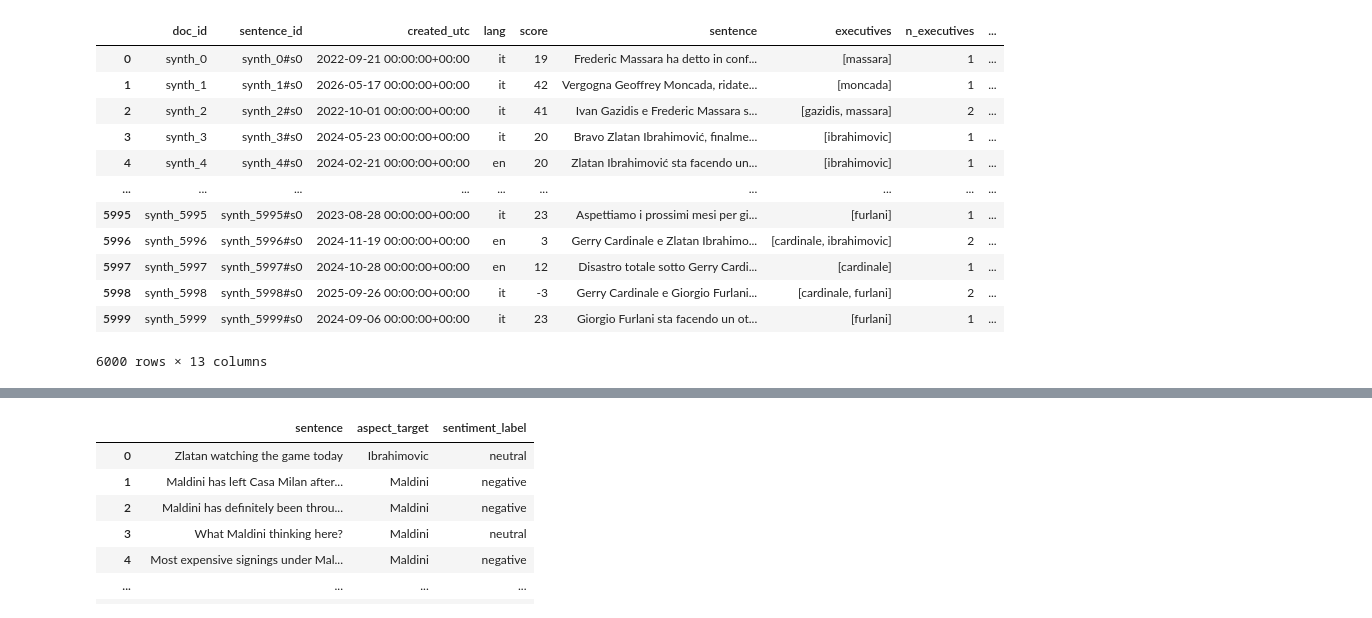
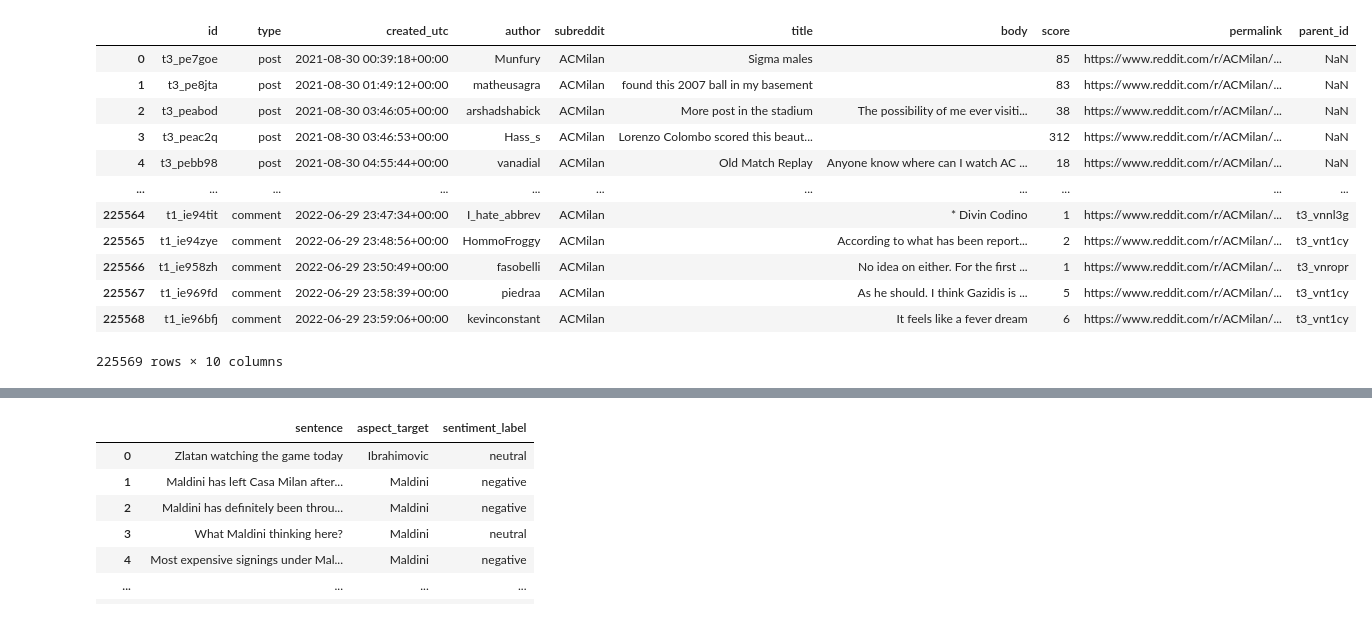
Before and after one commit to Gabrielonee/SentimentAnalsysi, a Jupyter notebook: data/test.ipynb, the cells around one changed output, grey strips where cells are left out. Cells and saved outputs as stored; diff of their text form; code cells hidden in the pictures.

```diff
--- a/data/test.ipynb
+++ b/data/test.ipynb
@@ -27,18 +155,18 @@ df
 # %%
-parquet_path = project_root / "data" / "sentiment.parquet"
+parquet_path = project_root / "data" / "raw_2021-22.parquet"
 df = pd.read_parquet(parquet_path)
 df
 # %% [output]
-|  | doc_id | sentence_id | created_utc | lang | score | sentence | executives | n_executives | ... |
-| 0 | synth_0 | synth_0#s0 | 2022-09-21 00:00:00+00:00 | it | 19 | Frederic Massara ha detto in conf... | [massara] | 1 | ... |
-| 1 | synth_1 | synth_1#s0 | 2026-05-17 00:00:00+00:00 | it | 42 | Vergogna Geoffrey Moncada, ridate... | [moncada] | 1 | ... |
-| 2 | synth_2 | synth_2#s0 | 2022-10-01 00:00:00+00:00 | it | 41 | Ivan Gazidis e Frederic Massara s... | [gazidis, massara] | 2 | ... |
-| 3 | synth_3 | synth_3#s0 | 2024-05-23 00:00:00+00:00 | it | 20 | Bravo Zlatan Ibrahimović, finalme... | [ibrahimovic] | 1 | ... |
-| 4 | synth_4 | synth_4#s0 | 2024-02-21 00:00:00+00:00 | en | 20 | Zlatan Ibrahimović sta facendo un... | [ibrahimovic] | 1 | ... |
-| ... | ... | ... | ... | ... | ... | ... | ... | ... | ... |
-| 5995 | synth_5995 | synth_5995#s0 | 2023-08-28 00:00:00+00:00 | it | 23 | Aspettiamo i prossimi mesi per gi... | [furlani] | 1 | ... |
-| 5996 | synth_5996 | synth_5996#s0 | 2024-11-19 00:00:00+00:00 | en | 3 | Gerry Cardinale e Zlatan Ibrahimo... | [cardinale, ibrahimovic] | 2 | ... |
-| 5997 | synth_5997 | synth_5997#s0 | 2024-10-28 00:00:00+00:00 | en | 12 | Disastro totale sotto Gerry Cardi... | [cardinale] | 1 | ... |
-| 5998 | synth_5998 | synth_5998#s0 | 2025-09-26 00:00:00+00:00 | it | -3 | Gerry Cardinale e Giorgio Furlani... | [cardinale, furlani] | 2 | ... |
-| 5999 | synth_5999 | synth_5999#s0 | 2024-09-06 00:00:00+00:00 | it | 23 | Giorgio Furlani sta facendo un ot... | [furlani] | 1 | ... |
+|  | id | type | created_utc | author | subreddit | title | body | score | permalink | parent_id |
+| 0 | t3_pe7goe | post | 2021-08-30 00:39:18+00:00 | Munfury | ACMilan | Sigma males |  | 85 | https://www.reddit.com/r/ACMilan/... | NaN |
+| 1 | t3_pe8jta | post | 2021-08-30 01:49:12+00:00 | matheusagra | ACMilan | found this 2007 ball in my basement |  | 83 | https://www.reddit.com/r/ACMilan/... | NaN |
+| 2 | t3_peabod | post | 2021-08-30 03:46:05+00:00 | arshadshabick | ACMilan | More post in the stadium | The possibility of me ever visiti... | 38 | https://www.reddit.com/r/ACMilan/... | NaN |
+| 3 | t3_peac2q | post | 2021-08-30 03:46:53+00:00 | Hass_s | ACMilan | Lorenzo Colombo scored this beaut... |  | 312 | https://www.reddit.com/r/ACMilan/... | NaN |
+| 4 | t3_pebb98 | post | 2021-08-30 04:55:44+00:00 | vanadial | ACMilan | Old Match Replay | Anyone know where can I watch AC ... | 18 | https://www.reddit.com/r/ACMilan/... | NaN |
+| ... | ... | ... | ... | ... | ... | ... | ... | ... | ... | ... |
+| 225564 | t1_ie94tit | comment | 2022-06-29 23:47:34+00:00 | I_hate_abbrev | ACMilan |  | * Divin Codino | 1 | https://www.reddit.com/r/ACMilan/... | t3_vnnl3g |
+| 225565 | t1_ie94zye | comment | 2022-06-29 23:48:56+00:00 | HommoFroggy | ACMilan |  | According to what has been report... | 2 | https://www.reddit.com/r/ACMilan/... | t3_vnt1cy |
+| 225566 | t1_ie958zh | comment | 2022-06-29 23:50:49+00:00 | fasobelli | ACMilan |  | No idea on either. For the first ... | 1 | https://www.reddit.com/r/ACMilan/... | t3_vnropr |
+| 225567 | t1_ie969fd | comment | 2022-06-29 23:58:39+00:00 | piedraa | ACMilan |  | As he should. I think Gazidis is ... | 5 | https://www.reddit.com/r/ACMilan/... | t3_vnt1cy |
+| 225568 | t1_ie96bfj | comment | 2022-06-29 23:59:06+00:00 | kevinconstant | ACMilan |  | It feels like a fever dream | 6 | https://www.reddit.com/r/ACMilan/... | t3_vnt1cy |
-6000 rows × 13 columns
+225569 rows × 10 columns
```
Also changed, not shown: parts of 9 cells of this notebook, 12 other files.
